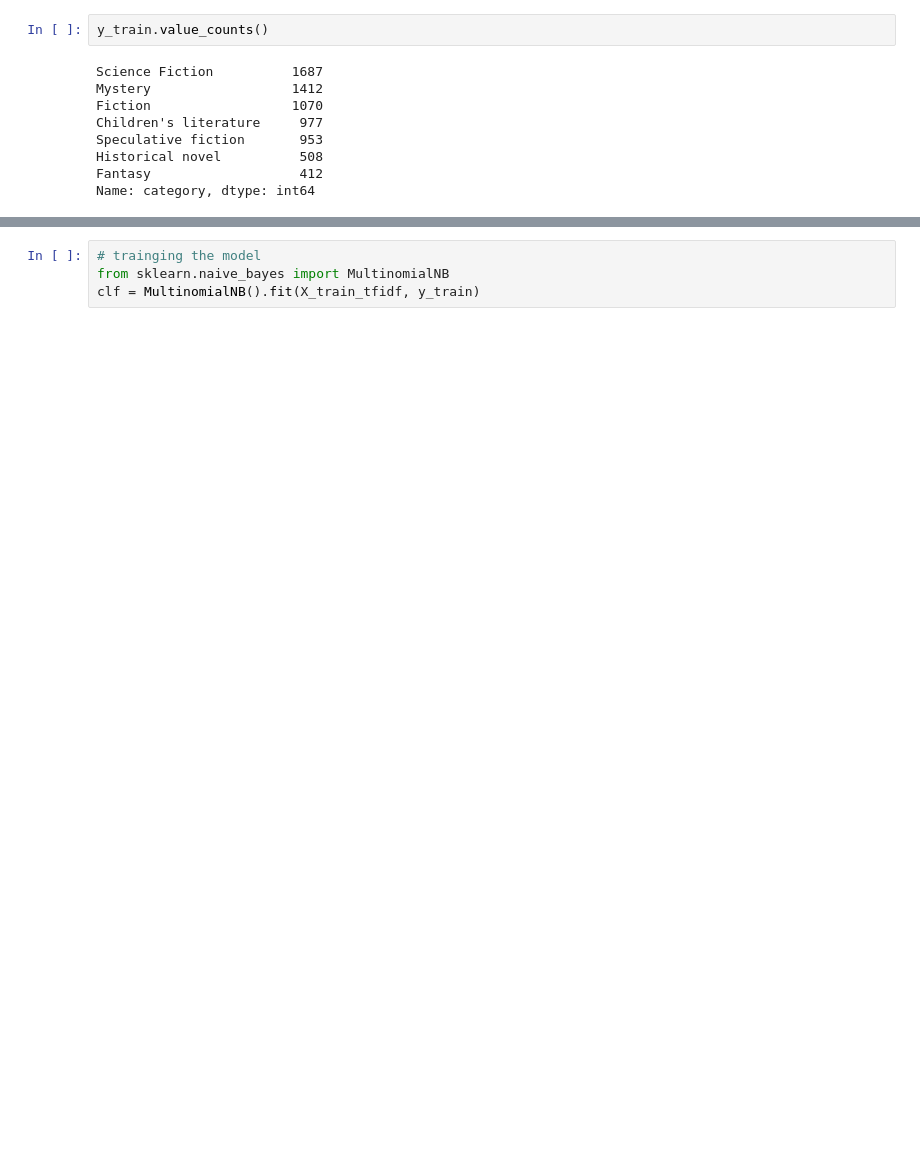
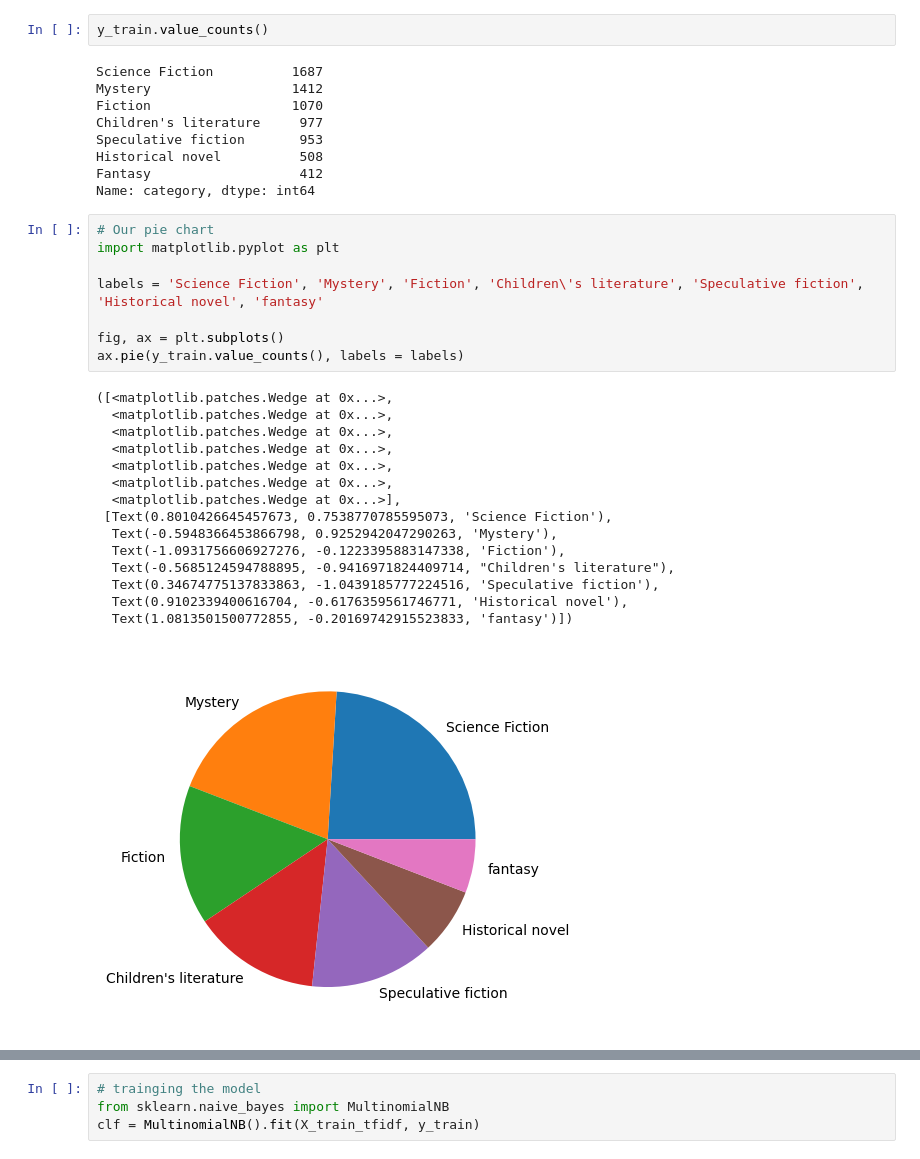
Before and after one commit to michaelrios2015/dm_project, a Jupyter notebook: project.ipynb, the cells around one changed output, grey strips where cells are left out. Drawn from its saved outputs; the diff is of its cells as text; blank space fills up the shorter version.

```diff
--- a/project.ipynb
+++ b/project.ipynb
@@ -367,3 +338,27 @@ Speculative fiction       953
 Historical novel          508
 Fantasy                   412
 Name: category, dtype: int64
+# %%
+# Our pie chart
+import matplotlib.pyplot as plt
+
+labels = 'Science Fiction', 'Mystery', 'Fiction', 'Children\'s literature', 'Speculative fiction', 'Historical novel', 'fantasy'
+
+fig, ax = plt.subplots()
+ax.pie(y_train.value_counts(), labels = labels)
+# %% [output]
+([<matplotlib.patches.Wedge at 0x...>,
+  <matplotlib.patches.Wedge at 0x...>,
+  <matplotlib.patches.Wedge at 0x...>,
+  <matplotlib.patches.Wedge at 0x...>,
+  <matplotlib.patches.Wedge at 0x...>,
+  <matplotlib.patches.Wedge at 0x...>,
+  <matplotlib.patches.Wedge at 0x...>],
+ [Text(0.8010426645457673, 0.7538770785595073, 'Science Fiction'),
+  Text(-0.5948366453866798, 0.9252942047290263, 'Mystery'),
+  Text(-1.0931756606927276, -0.1223395883147338, 'Fiction'),
+  Text(-0.5685124594788895, -0.9416971824409714, "Children's literature"),
+  Text(0.34674775137833863, -1.0439185777224516, 'Speculative fiction'),
+  Text(0.9102339400616704, -0.6176359561746771, 'Historical novel'),
+  Text(1.0813501500772855, -0.20169742915523833, 'fantasy')])
+[figure, added]
```
Also changed, not shown: parts of 40 cells of this notebook.
